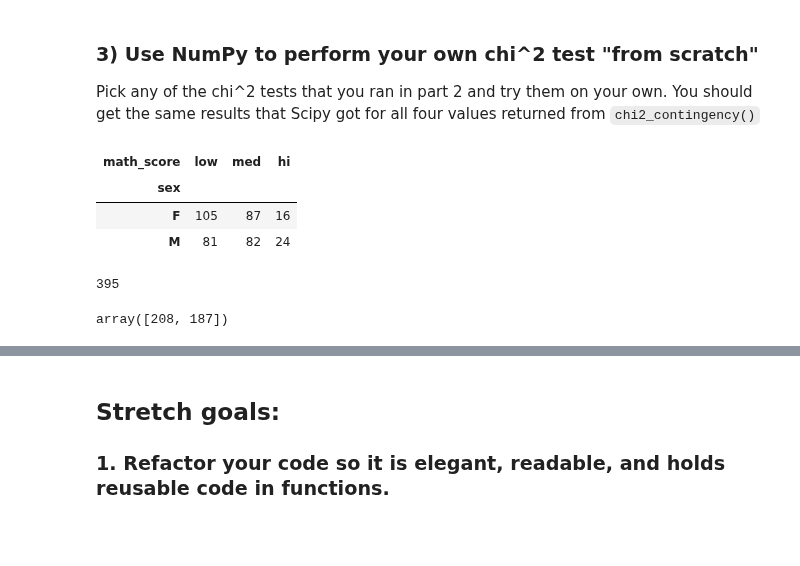
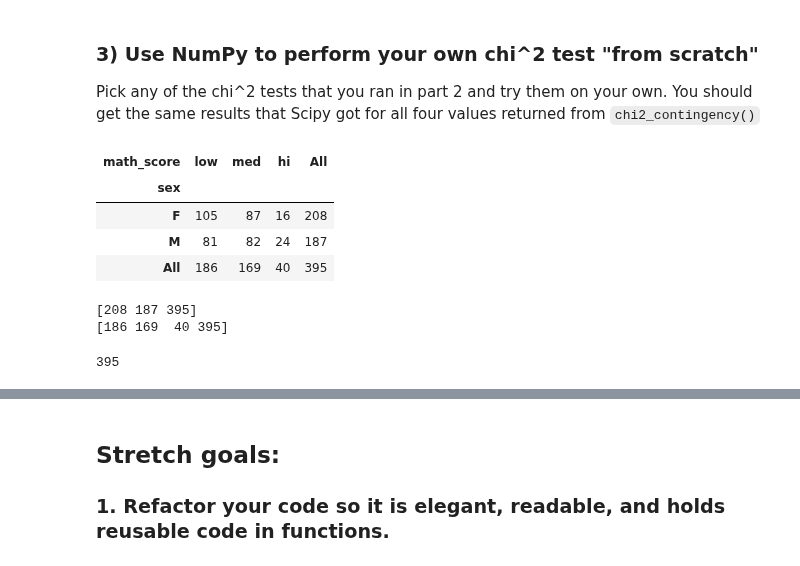
Before and after one commit to JoshuaHaga/DS-Unit-1-Sprint-2-Statistics, a Jupyter notebook: module2/LS_DS_122_Chi2_Tests_Assignment.ipynb, the cells around one changed output, grey strips where cells are left out. Cells and saved outputs as stored; diff of their text form; code cells hidden in the pictures; blank space fills up the shorter version.

```diff
--- a/module2/LS_DS_122_Chi2_Tests_Assignment.ipynb
+++ b/module2/LS_DS_122_Chi2_Tests_Assignment.ipynb
@@ -166,13 +166,23 @@ Pick any of the chi^2 tests that you ran in part 2 and try them on your own. You
 # %%
 # YOUR WORK HERE
 # %%
-score_mf2 = pd.crosstab(scores['sex'], scores['math_score'])
+score_mf2 = pd.crosstab(scores['sex'], scores['math_score'], margins=True)
 score_mf2
 # %% [output]
-| math_score | low | med | hi |
-| sex |  |  |  |
-| F | 105 | 87 | 16 |
-| M | 81 | 82 | 24 |
+| math_score | low | med | hi | All |
+| sex |  |  |  |  |
+| F | 105 | 87 | 16 | 208 |
+| M | 81 | 82 | 24 | 187 |
+| All | 186 | 169 | 40 | 395 |
+# %%
+row_sums = score_mf2.iloc[0:4, 3].values
+col_sums = score_mf2.iloc[2, 0:4].values
+
+print(row_sums)
+print(col_sums)
+# %% [output]
+[208 187 395]
+[186 169  40 395]
 # %%
 total = 395
 total
@@ -186,5 +190,0 @@ sample_size
-# %%
-row_totals = scores['sex'].value_counts().sort_index().values
-row_totals
-# %% [output]
-array([208, 187])
```
Also changed, not shown: parts of 8 cells of this notebook.
